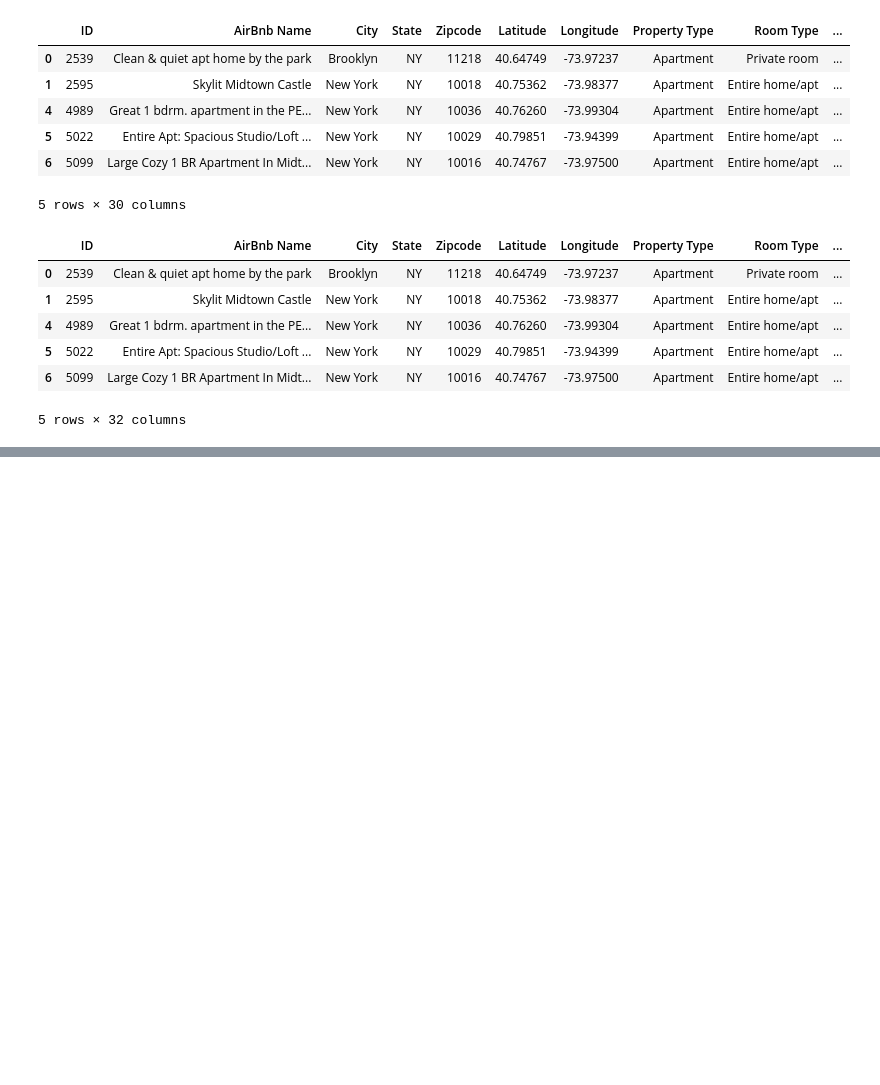
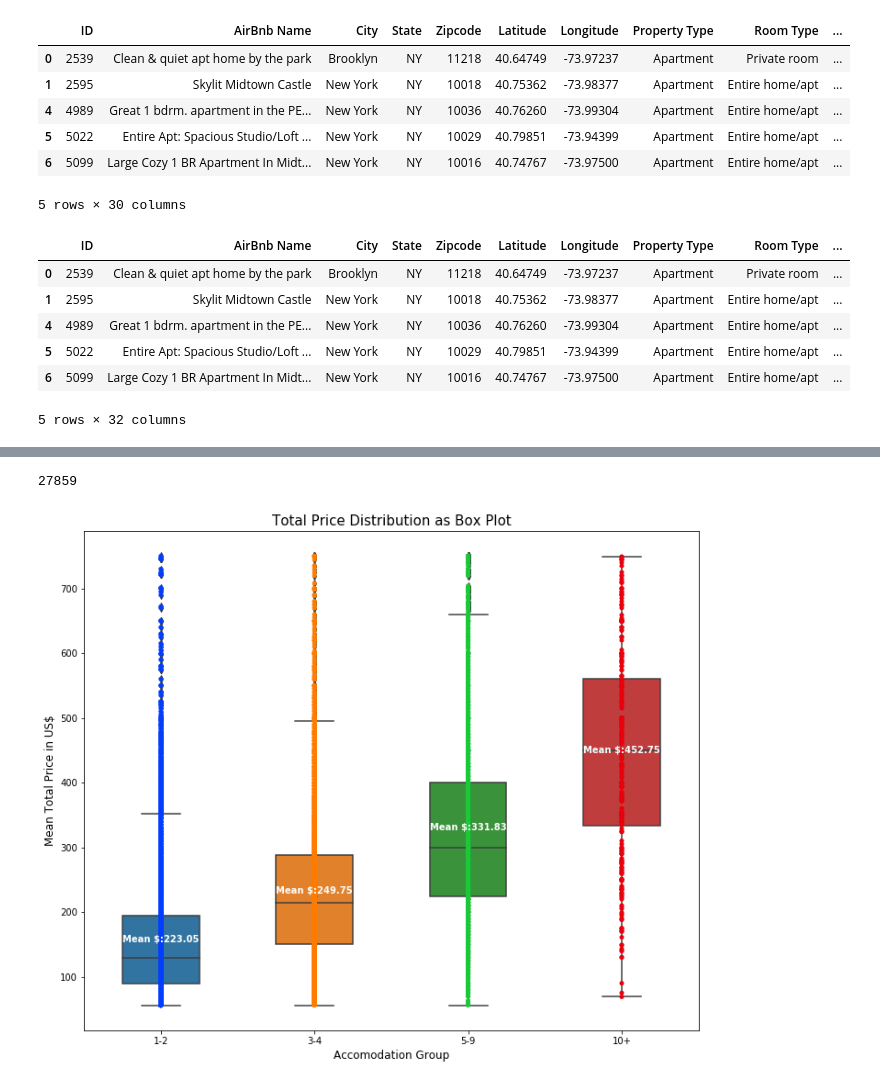
Before and after one commit to EstellaYu/Data_Visualization_Airbnb_Hotel, a Jupyter notebook: Notebooks/Data_Cleaning.ipynb, the cells around one changed output, grey strips where cells are left out. Drawn from its saved outputs; the diff is of its cells as text; code cells hidden in the pictures; blank space fills up the shorter version.

```diff
--- a/Notebooks/Data_Cleaning.ipynb
+++ b/Notebooks/Data_Cleaning.ipynb
@@ -403,0 +468,7 @@ clean_airbnb_prc.head()
+# %%
+#Bin the Total Price as [0-250, 500, 750, 1000, 1500, 2000+] for each Room Type
+totprc_bins = [0, 250, 500, 750, 1000, 1500, 12000]
+# Create the names for the  bins
+tot_bkts = ["0 to 250", "251 to 500", "501 to 750", "751 to 1000", "1001 to 1500", "1501+"]
+clean_airbnb_prc['Total Price Bins'] = pd.cut(clean_airbnb_prc['Total Price'], totprc_bins, labels = tot_bkts )
+clean_airbnb_prc.head()
@@ -403,0 +496,35 @@ clean_airbnb_prc.head()
+# %%
+# Remove buckets above $750:
+clean_airbnb_prc_box = clean_airbnb_prc.loc[(clean_airbnb_prc['Total Price'] > 55) & (clean_airbnb_prc['Total Price'] < 751)]
+
+clean_airbnb_prc_box['Total Price'].count()
+# %% [output]
+27859
+# %%
+# import seaborn
+import seaborn as sns
+
+# hue = 'Room Type'
+ax =sns.boxplot(y='Total Price', x='Acco Bins', data= clean_airbnb_prc_box, width=0.5,
+                  showmeans=True)
+
+ax =sns.stripplot(y='Total Price', x='Acco Bins',data= clean_airbnb_prc_box, jitter=False, palette = 'bright',
+                  color = 'blue')
+
+plt.title('Total Price Distribution as Box Plot', fontsize=15)
+plt.xlabel('Accomodation Group', fontsize= 12)
+plt.ylabel('Mean Total Price in US$', fontsize= 12)
+
+
+# Calculate number of obs per group & median to position labels
+means = clean_airbnb_prc_box.groupby(['Room Type', 'Acco Bins'])['Total Price'].mean().values.round(2)
+nobs = [str(x) for x in means.tolist()]
+nobs = ["Mean $:" + i for i in nobs]
+
+# Add it to the plot
+pos = range(len(nobs))
+for tick,label in zip(pos,ax.get_xticklabels()):
+    ax.text(pos[tick], medians[tick] + 0.03, nobs[tick],
+    horizontalalignment='center', size='medium', color='w', weight='bold')
+# %% [output]
+[figure, added]
```
Also changed, not shown: parts of 7 cells of this notebook.
